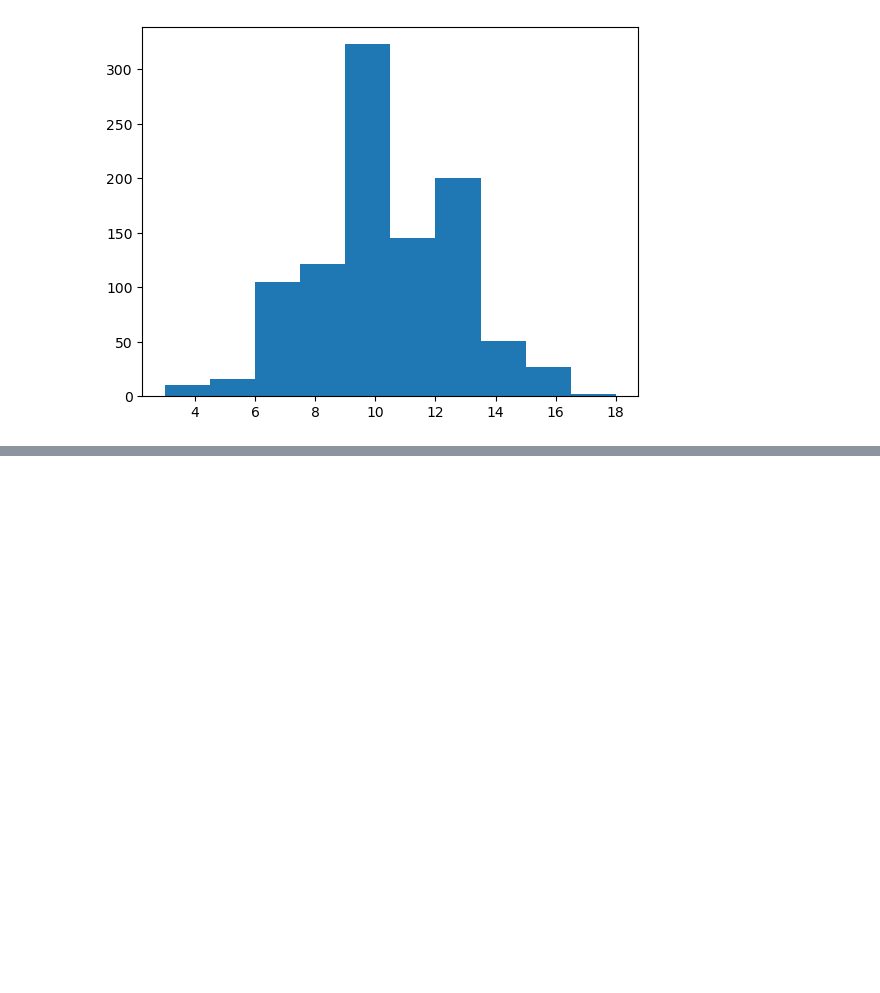
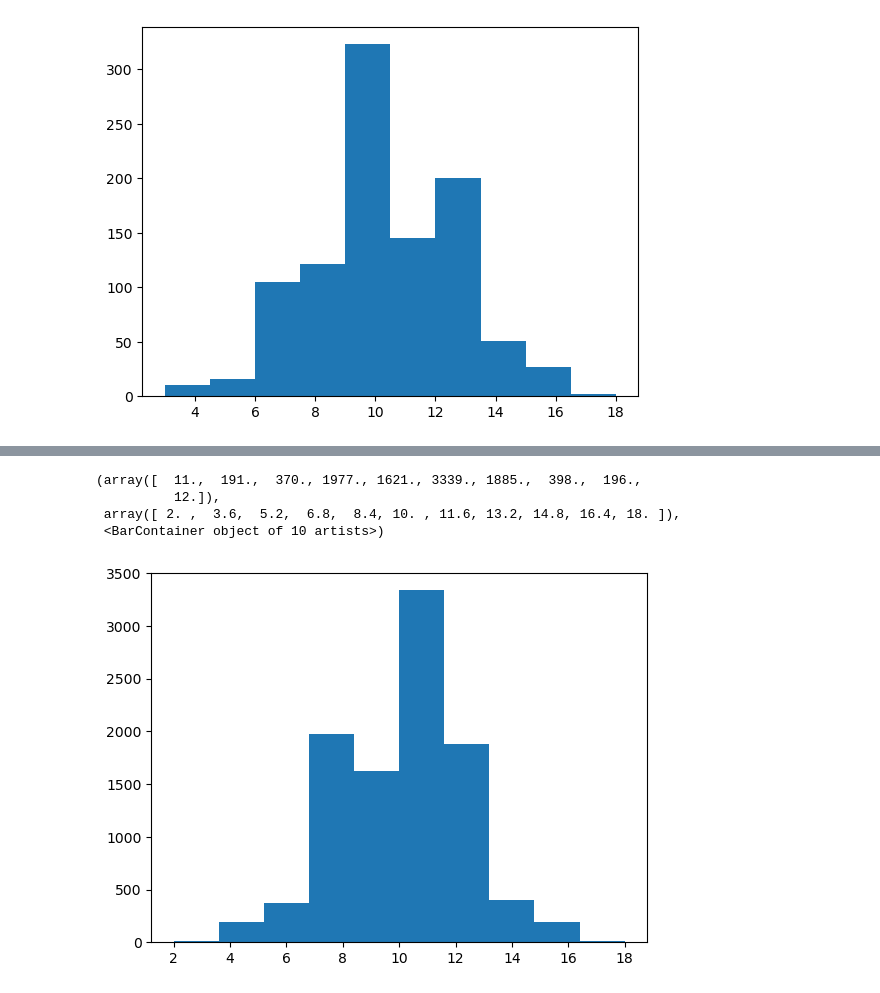
Before and after one commit to alonzi/projectEuler, a Jupyter notebook: euler.ipynb, the cells around one changed output, grey strips where cells are left out. Saved outputs shown, nothing was run; the diff lists cells and outputs as text; code cells hidden in the pictures; blank space fills up the shorter version.

```diff
--- a/euler.ipynb
+++ b/euler.ipynb
@@ -63,0 +112,9 @@ plt.hist(bin_nums)
+# %%
+third = np.random.binomial(20,0.5,10000)
+plt.hist(third)
+# %% [output]
+(array([  11.,  191.,  370., 1977., 1621., 3339., 1885.,  398.,  196.,
+          12.]),
+ array([ 2. ,  3.6,  5.2,  6.8,  8.4, 10. , 11.6, 13.2, 14.8, 16.4, 18. ]),
+ <BarContainer object of 10 artists>)
+[figure, added]
```
Also changed, not shown: parts of 21 cells of this notebook.
